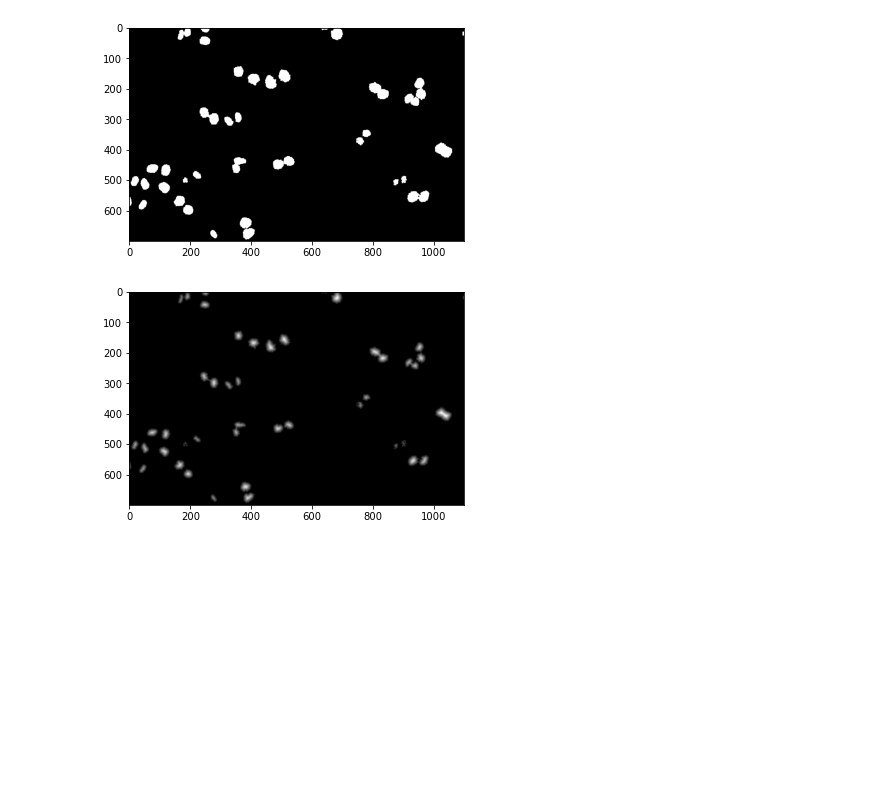
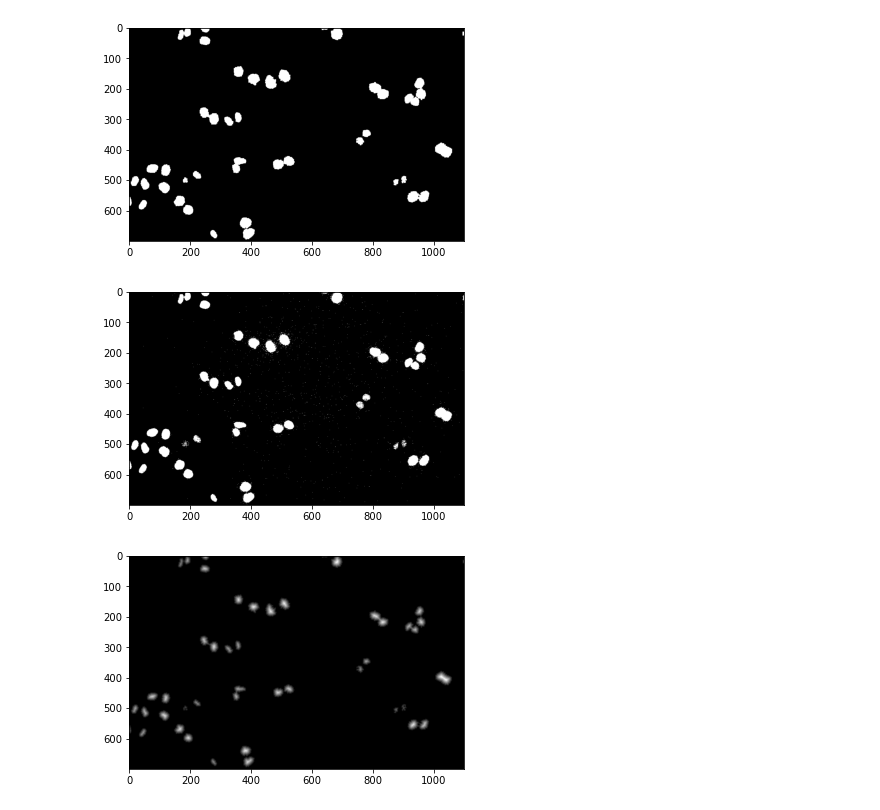
Before and after one commit to moates695/cs9517_Group_Project, a Jupyter notebook: marcus/preprocess.ipynb, the cells around one changed output. Cells and saved outputs as stored; diff of their text form; code cells hidden in the pictures; blank space fills up the shorter version.

```diff
--- a/marcus/preprocess.ipynb
+++ b/marcus/preprocess.ipynb
@@ -69,6 +70,12 @@ show(img3)
 [figure]
 [figure]
 [figure]
+# %%
+img = np.zeros_like(imgs[0][0])
+cv2.threshold(imgs[0][0], dst=img, thresh=2500, maxval=MAX, type=cv2.THRESH_BINARY)
+show(img)
+# %% [output]
+[figure, added]
 # %%
 dt = ndimage.distance_transform_edt(img3)
 show(dt)
```
Also changed, not shown: parts of 14 cells of this notebook.
